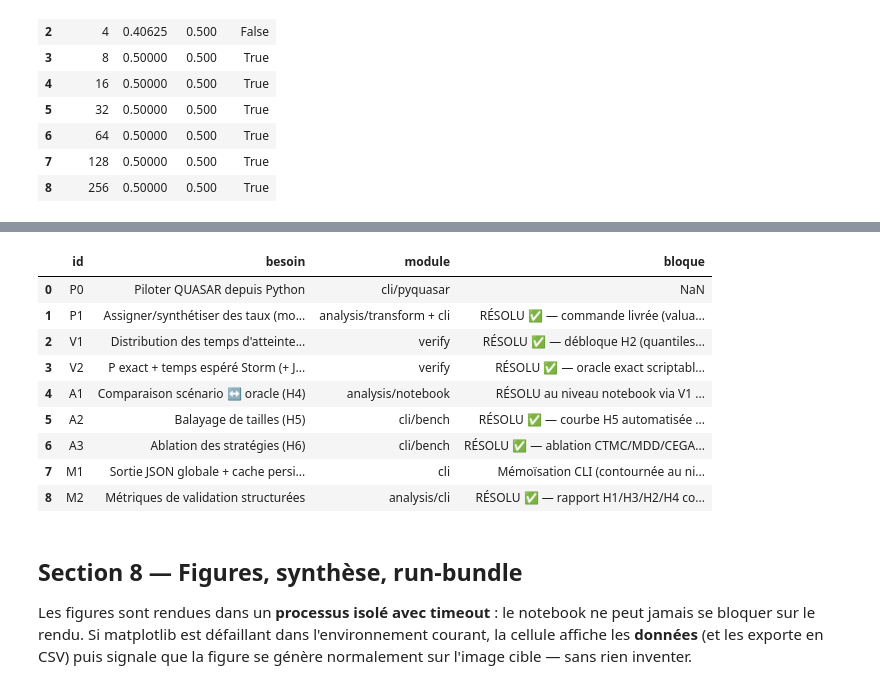
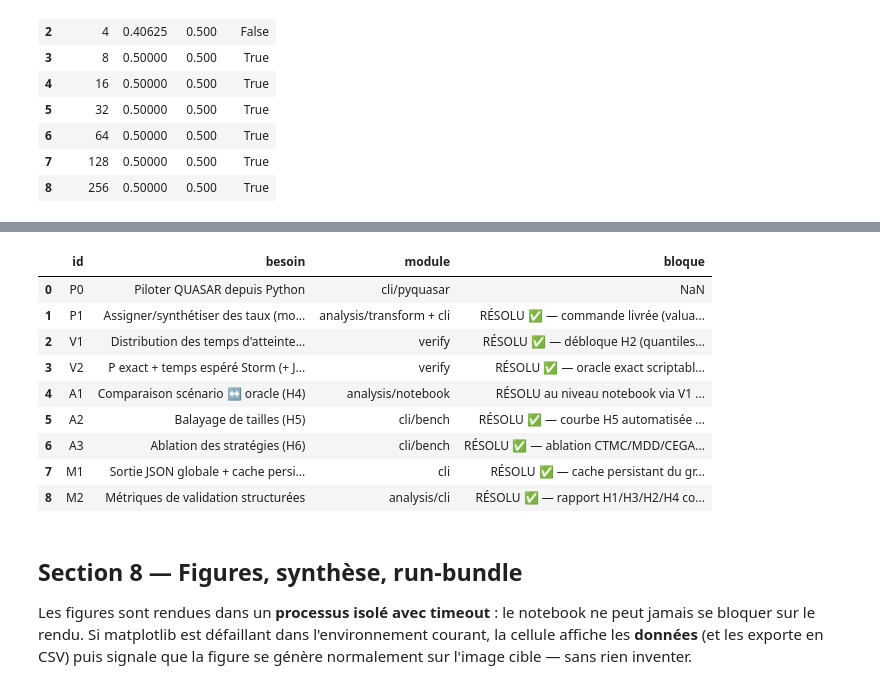
Before and after one commit to Louis-Fippo/quasar, a Jupyter notebook: experiments/validation_chap4.ipynb, the cells around one changed output, grey strips where cells are left out. Cells and saved outputs as stored; diff of their text form; code cells hidden in the pictures.

```diff
--- a/experiments/validation_chap4.ipynb
+++ b/experiments/validation_chap4.ipynb
@@ -769,36 +787,36 @@ PROPOSALS = [
      "bloque": "RÉSOLU ✅ — oracle exact scriptable, point d'explosion H5"},
     {"id": "A1", "besoin": "Comparaison scénario ↔ oracle (H4)", "module": "analysis/notebook",
      "signature": "recouvrement Jaccard (scénario QUASAR ↔ nodeActivation V1)",
      "io": "{overlap}", "bloque": "RÉSOLU au niveau notebook via V1 (Section 5)"},
     {"id": "A2", "besoin": "Balayage de tailles (H5)", "module": "cli/bench",
      "signature": "quasar bench sweep [m…] [--dir D] --metric reachability|fixpoints|load --json",
      "io": "{metric, results:[{model, automata, value, timeMs}]}",
      "bloque": "RÉSOLU ✅ — courbe H5 automatisée (triée par taille)"},
     {"id": "A3", "besoin": "Ablation des stratégies (H6)", "module": "cli/bench",
      "signature": "quasar bench ablation <m> --goal ... [--budget N] [--reps R] --json",
      "io": "{reference, strategies:[{strategy, value, exact, ddNodes, timeMs, agrees}]}",
      "bloque": "RÉSOLU ✅ — ablation CTMC/MDD/CEGAR (H6) ; --semiring/cycle-policy intrinsèques"},
     {"id": "M1", "besoin": "Sortie JSON globale + cache persistant", "module": "cli",
-     "signature": "options globales --json et --cache-dir <dir>",
-     "io": "-", "bloque": "Mémoïsation CLI (contournée au niveau notebook)"},
+     "signature": "--json / --cache-dir <dir> en tête (ou QUASAR_JSON / QUASAR_CACHE_DIR)",
+     "io": "-", "bloque": "RÉSOLU ✅ — cache persistant du groupe analyze"},
     {"id": "M2", "besoin": "Métriques de validation structurées", "module": "analysis/cli",
      "signature": "quasar bench validate <m> --goal ... --json",
      "io": "{soundness, tightness, relGap, delayGap, scenarioOverlap, oracle}",
      "bloque": "RÉSOLU ✅ — rapport H1/H3/H2/H4 consolidé (Section 8)"},
 ]
 PROPS = pd.DataFrame(PROPOSALS)
 pd.set_option("display.max_colwidth", 60)
 PROPS[["id", "besoin", "module", "bloque"]]
 # %% [output]
 |  | id | besoin | module | bloque |
 | 0 | P0 | Piloter QUASAR depuis Python | cli/pyquasar | NaN |
 | 1 | P1 | Assigner/synthétiser des taux (mo... | analysis/transform + cli | RÉSOLU ✅ — commande livrée (valua... |
 | 2 | V1 | Distribution des temps d'atteinte... | verify | RÉSOLU ✅ — débloque H2 (quantiles... |
 | 3 | V2 | P exact + temps espéré Storm (+ J... | verify | RÉSOLU ✅ — oracle exact scriptabl... |
 | 4 | A1 | Comparaison scénario ↔ oracle (H4) | analysis/notebook | RÉSOLU au niveau notebook via V1 ... |
 | 5 | A2 | Balayage de tailles (H5) | cli/bench | RÉSOLU ✅ — courbe H5 automatisée ... |
 | 6 | A3 | Ablation des stratégies (H6) | cli/bench | RÉSOLU ✅ — ablation CTMC/MDD/CEGA... |
-| 7 | M1 | Sortie JSON globale + cache persi... | cli | Mémoïsation CLI (contournée au ni... |
+| 7 | M1 | Sortie JSON globale + cache persi... | cli | RÉSOLU ✅ — cache persistant du gr... |
 | 8 | M2 | Métriques de validation structurées | analysis/cli | RÉSOLU ✅ — rapport H1/H3/H2/H4 co... |
 # %% [markdown]
 ## Section 8 — Figures, synthèse, run-bundle
```
Also changed, not shown: parts of 9 cells of this notebook, 4 other files.
